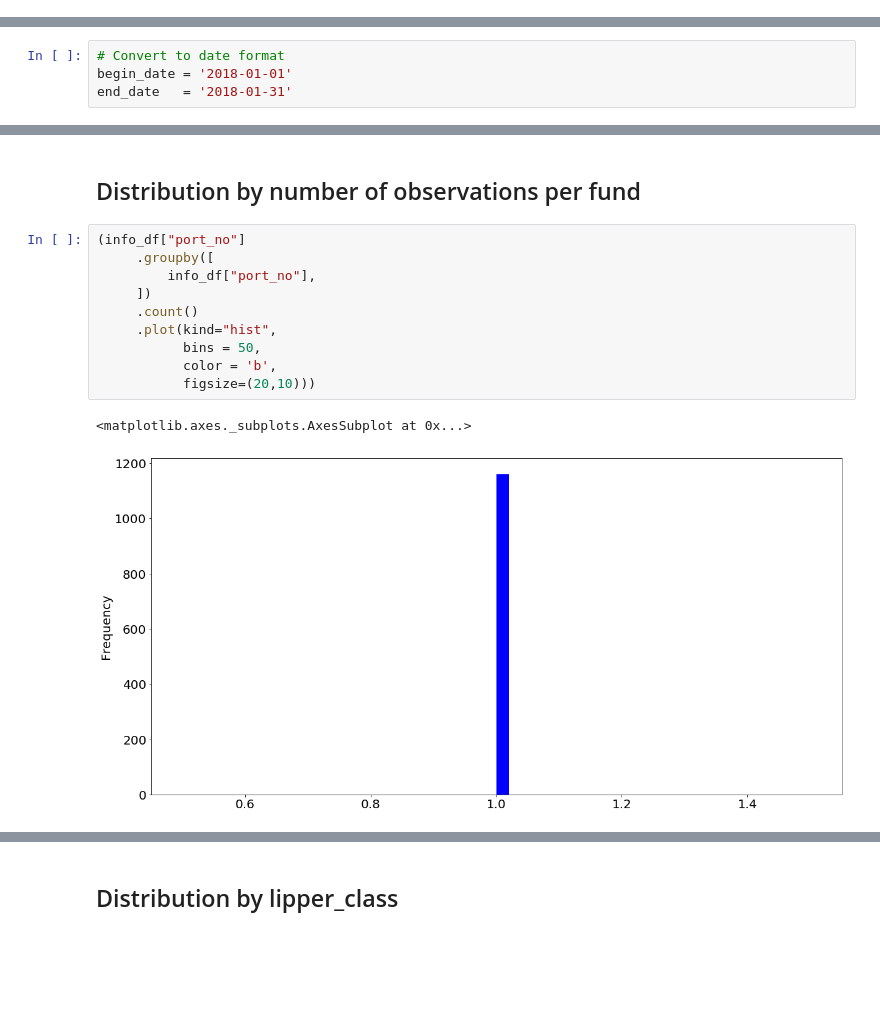
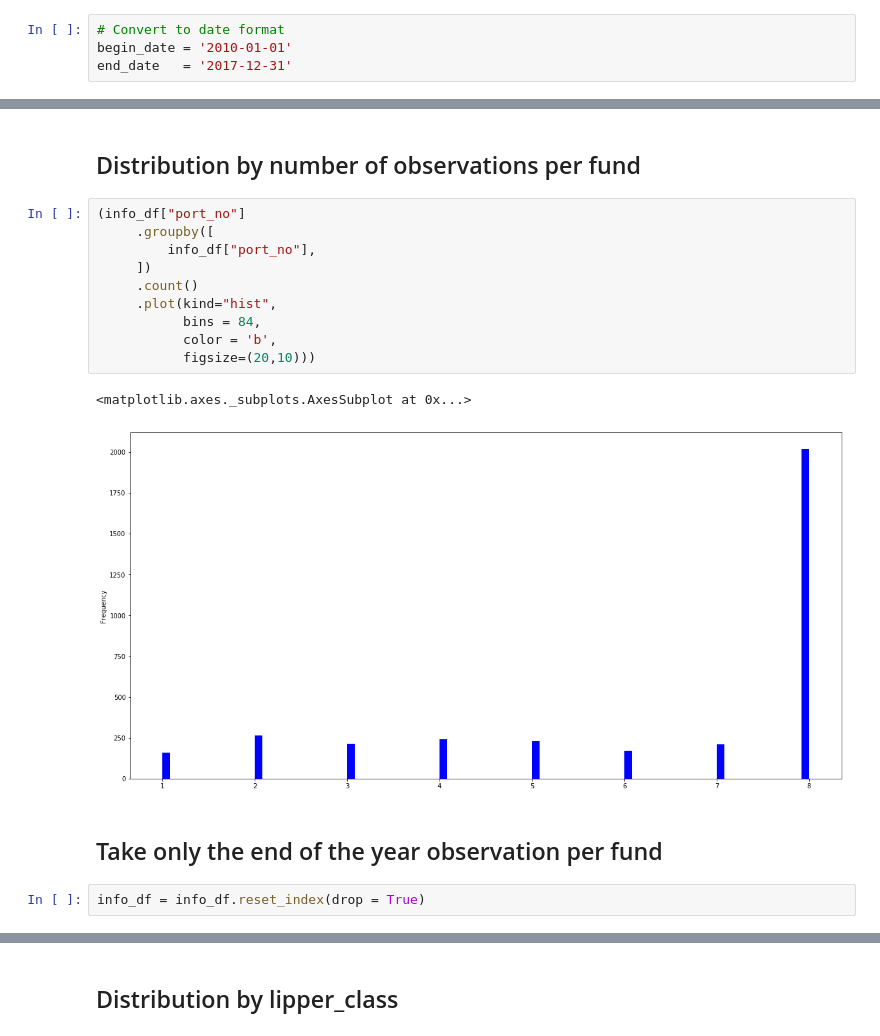
Before and after one commit to Amglex/Mutual-Funds, a Jupyter notebook: notebooks/031 - Analysis of fund_info.ipynb, the cells around one changed output, grey strips where cells are left out. Cells and saved outputs as stored; diff of their text form; blank space fills up the shorter version.

```diff
--- a/notebooks/031 - Analysis of fund_info.ipynb
+++ b/notebooks/031 - Analysis of fund_info.ipynb
@@ -8,12 +8,12 @@ import pandas as pd
 import matplotlib.pyplot as plt
 
 from scipy import sparse
+# %%
+# Convert to date format
+begin_date = '2010-01-01'
+end_date   = '2017-12-31'
 # %%
 path = '../data/processed/holdings_summary_s.feather'
 info_df = feather.read_dataframe(path)
-# %%
-# Convert to date format
-begin_date = '2018-01-01'
-end_date   = '2018-01-31'
 # %%
 info_df = info_df[(info_df.report_dt >= begin_date) & (info_df.report_dt <= end_date)]
@@ -89,13 +85,17 @@ Break in 2009 not clear
 # %%
 (info_df["port_no"]
      .groupby([
          info_df["port_no"],
      ])
      .count()
      .plot(kind="hist",
-           bins = 50,
+           bins = 84,
            color = 'b',
            figsize=(20,10)))
 # %% [output]
 <matplotlib.axes._subplots.AxesSubplot at 0x...>
-[figure, old version]
+[figure, new version]
+# %% [markdown]
+## Take only the end of the year observation per fund
+# %%
+info_df = info_df.reset_index(drop = True)
```
Also changed, not shown: parts of 22 cells of this notebook, 4 other files.
